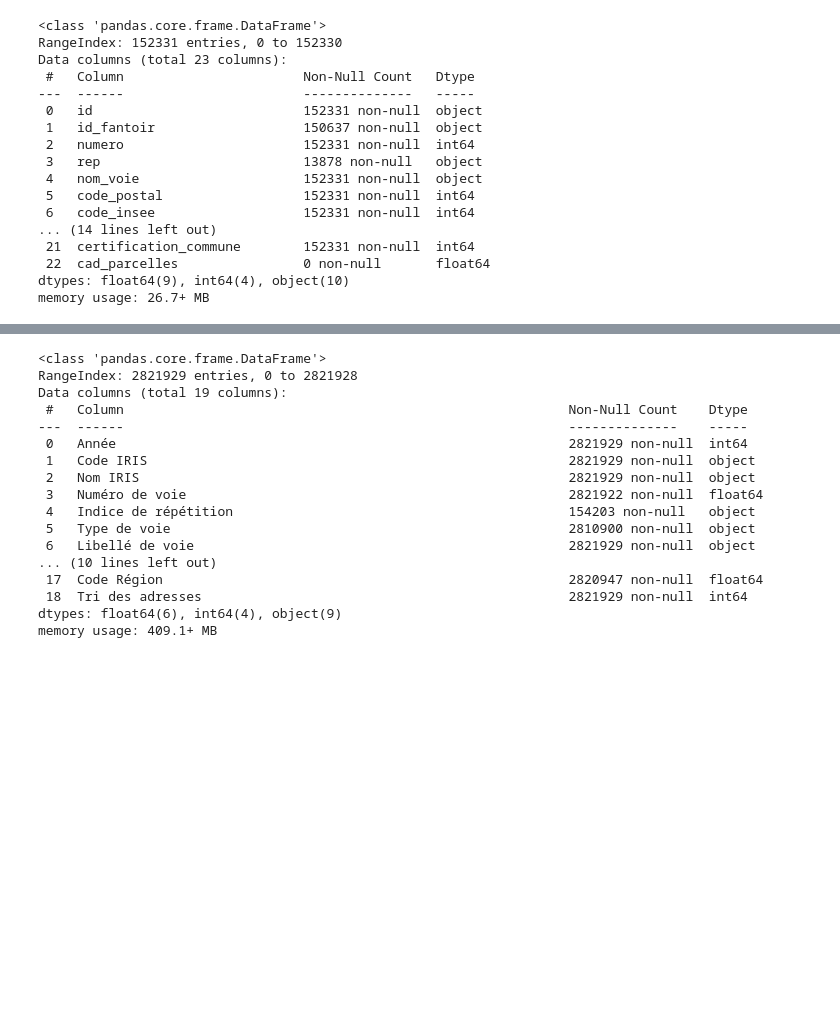
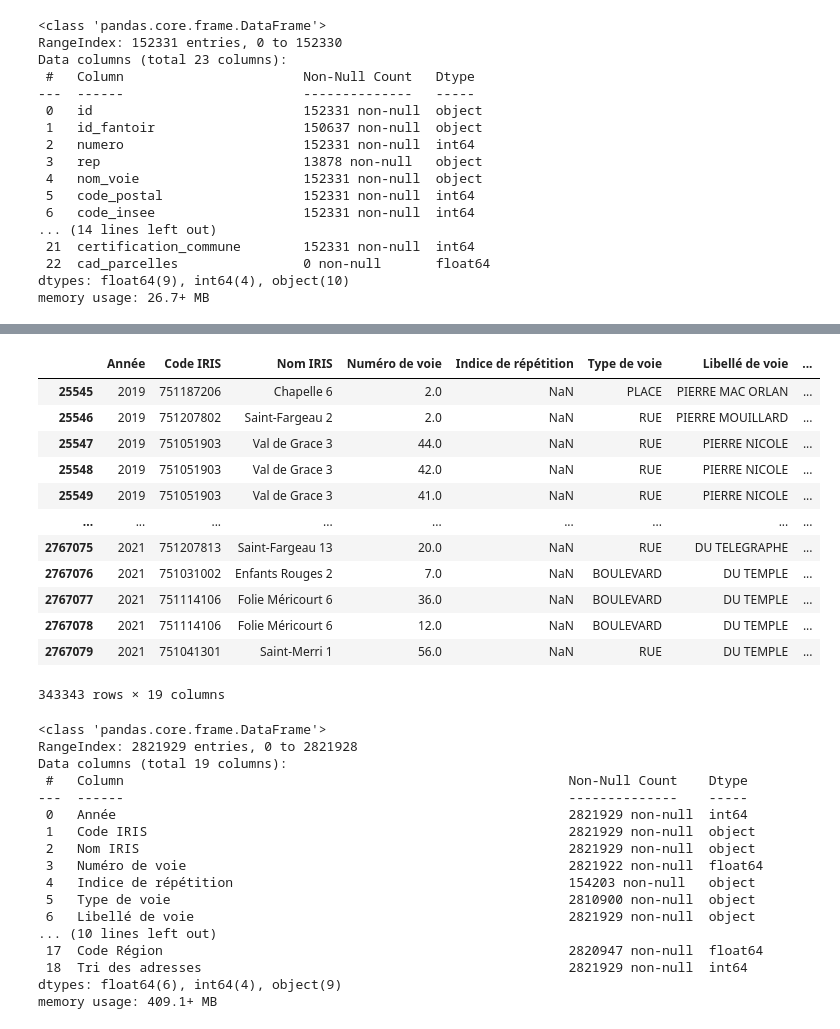
Before and after one commit to linh-dinh-1012/dpe-paris-analysis, a Jupyter notebook: notebooks/02_data_exploration.ipynb, the cells around one changed output, grey strips where cells are left out. Saved outputs shown, nothing was run; the diff lists cells and outputs as text; code cells hidden in the pictures; blank space fills up the shorter version.

```diff
--- a/notebooks/02_data_exploration.ipynb
+++ b/notebooks/02_data_exploration.ipynb
@@ -45,0 +46,16 @@ df_conso.head(10)
+# %%
+df_conso_paris
+# %% [output]
+|  | Année | Code IRIS | Nom IRIS | Numéro de voie | Indice de répétition | Type de voie | Libellé de voie | ... |
+| 25545 | 2019 | 751187206 | Chapelle 6 | 2.0 | NaN | PLACE | PIERRE MAC ORLAN | ... |
+| 25546 | 2019 | 751207802 | Saint-Fargeau 2 | 2.0 | NaN | RUE | PIERRE MOUILLARD | ... |
+| 25547 | 2019 | 751051903 | Val de Grace 3 | 44.0 | NaN | RUE | PIERRE NICOLE | ... |
+| 25548 | 2019 | 751051903 | Val de Grace 3 | 42.0 | NaN | RUE | PIERRE NICOLE | ... |
+| 25549 | 2019 | 751051903 | Val de Grace 3 | 41.0 | NaN | RUE | PIERRE NICOLE | ... |
+| ... | ... | ... | ... | ... | ... | ... | ... | ... |
+| 2767075 | 2021 | 751207813 | Saint-Fargeau 13 | 20.0 | NaN | RUE | DU TELEGRAPHE | ... |
+| 2767076 | 2021 | 751031002 | Enfants Rouges 2 | 7.0 | NaN | BOULEVARD | DU TEMPLE | ... |
+| 2767077 | 2021 | 751114106 | Folie Méricourt 6 | 36.0 | NaN | BOULEVARD | DU TEMPLE | ... |
+| 2767078 | 2021 | 751114106 | Folie Méricourt 6 | 12.0 | NaN | BOULEVARD | DU TEMPLE | ... |
+| 2767079 | 2021 | 751041301 | Saint-Merri 1 | 56.0 | NaN | RUE | DU TEMPLE | ... |
+343343 rows × 19 columns
```
Also changed, not shown: parts of 4 cells of this notebook, 2 other files.
